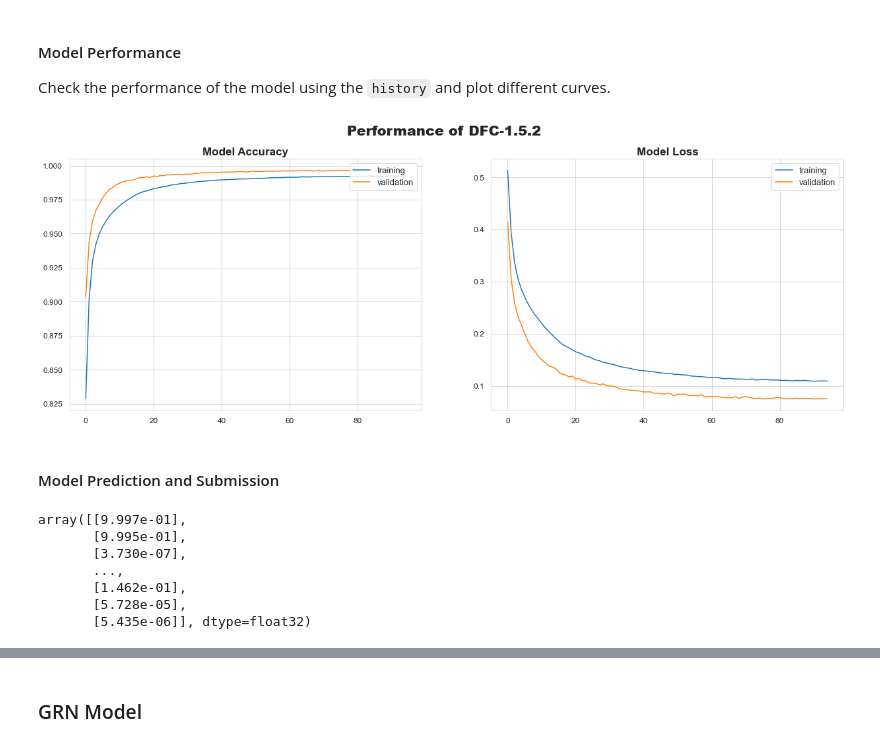
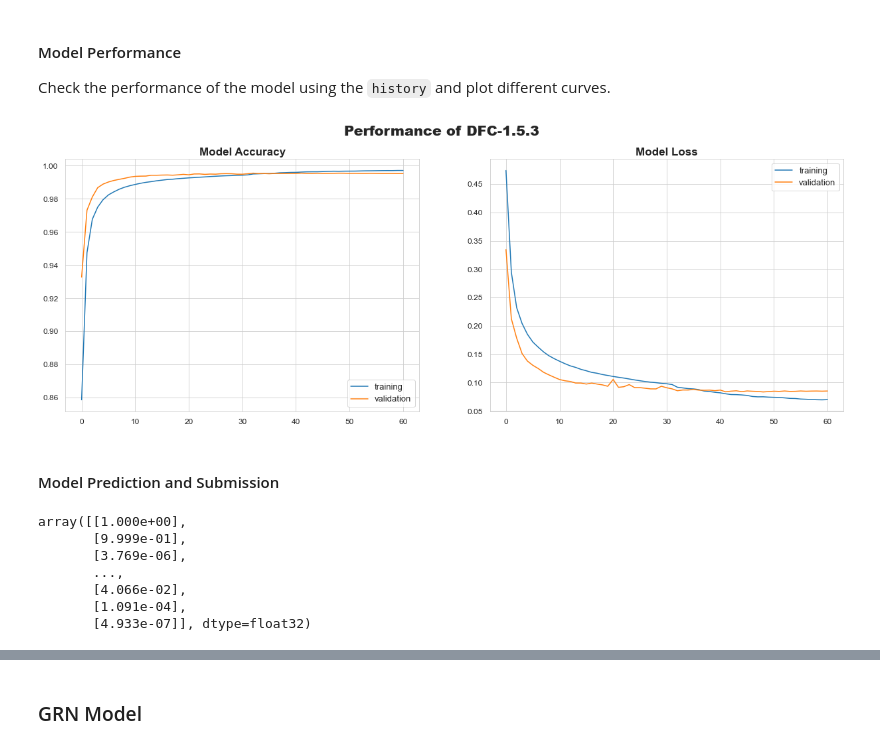
Before and after one commit to ZenithClown/self-development, a Jupyter notebook: notebooks/Tabular Playground Series [TPS] May, 2022.ipynb, the cells around one changed output, grey strips where cells are left out. Cells and saved outputs as stored; diff of their text form; code cells hidden in the pictures.

Commit message:
DFC-153 added one extra layer, and performed analysis with more features
Score: 0.99626

```diff
--- a/notebooks/Tabular Playground Series [TPS] May, 2022.ipynb
+++ b/notebooks/Tabular Playground Series [TPS] May, 2022.ipynb
@@ -264,7 +264,7 @@ A typical machine learning project revolves around six important stages (as avai
 
 ![ML Life Cycle](https://docs.aws.amazon.com/wellarchitected/latest/machine-learning-lens/images/ml-lifecycle.png)
 # %%
-trn_data, tst_data = read_file(filepaths = [join(DATA, "train.csv"), join(DATA, "test.csv")], drop_feature = False, reduce_memory = False, one_hot_encode = False, perform_encode = False, add_stats_feat = False)
+trn_data, tst_data = read_file(filepaths = [join(DATA, "train.csv"), join(DATA, "test.csv")], drop_feature = False, reduce_memory = False, one_hot_encode = True, perform_encode = False, add_stats_feat = False)
 # %%
 # adding feature from `f_27` referred from @AbrosM
 # https://www.kaggle.com/code/ambrosm/tpsmay22-eda-which-makes-sense
@@ -678,7 +678,7 @@ NUM_EPOCHS = 100
 BATCH_SIZE = 4096
 
 LR_FUNC = tf.keras.callbacks.ReduceLROnPlateau(monitor = "val_loss", factor = 0.7, patience = 4)
-ES_FUNC = tf.keras.callbacks.EarlyStopping(monitor = "val_loss", patience = 12, mode = "min", restore_best_weights = True)
+ES_FUNC = tf.keras.callbacks.EarlyStopping(monitor = "val_loss", patience = 12, restore_best_weights = True)
 TM_FUNC = tf.keras.callbacks.TerminateOnNaN()
 
 # define the callbacks for model
@@ -723,7 +723,17 @@ model = tf.keras.Sequential([
     ),
 
     tf.keras.layers.BatchNormalization(name = "BN1"),
-    tf.keras.layers.Dropout(0.2, name = "D1"),
+    tf.keras.layers.Dropout(0.3, name = "D1"),
+
+    tf.keras.layers.Dense(
+        int(Nh * 3),
+        activation = ACTIVATION_FUNCTION,
+        kernel_regularizer = L2_KERNEL_REGULARIZER,
+        name = "HL1-1",
+    ),
+
+    tf.keras.layers.BatchNormalization(name = "BN1-1"),
+    tf.keras.layers.Dropout(0.2, name = "D1-1"),
 
     tf.keras.layers.Dense(
         int(Nh * 2),
@@ -750,7 +760,7 @@ model = tf.keras.Sequential([
         activation = "sigmoid", # binarry data
         name = "oLayer",
     )
-], name = "DFC-1.5.2")
+], name = "DFC-1.5.3")
 
 model.summary(line_length = 127)
 # %% [output]
@@ -817,24 +827,24 @@ Check the performance of the model using the `history` and plot different curves
 # %%
 # plot model accuracy
 plt.subplot(121)
 plt.plot(history.history["auc"], label = "training")
 plt.plot(history.history["val_auc"], label = "validation")
 
 plt.title("Model Accuracy")
-plt.legend(loc = "upper right")
+plt.legend(loc = "lower right")
 
 plt.subplot(122)
 plt.plot(history.history["loss"], label = "training")
 plt.plot(history.history["val_loss"], label = "validation")
 
 plt.title("Model Loss")
 plt.legend(loc = "upper right")
 
 plt.suptitle(f"Performance of {model.name}")
 plt.savefig(join(IMAGE_DIR, f"{model.name} - {ctime_}.png"))
 plt.show()
 # %% [output]
-[figure, old version]
+[figure, new version]
 # %% [markdown]
 #### Model Prediction and Submission
 # %%
@@ -842,10 +852,10 @@ predictions = model.predict(x_test_sc)
 # %%
 predictions
 # %% [output]
-array([[9.997e-01],
-       [9.995e-01],
-       [3.730e-07],
+array([[1.000e+00],
+       [9.999e-01],
+       [3.769e-06],
        ...,
-       [1.462e-01],
-       [5.728e-05],
-       [5.435e-06]], dtype=float32)
+       [4.066e-02],
+       [1.091e-04],
+       [4.933e-07]], dtype=float32)
```
Also changed, not shown: parts of 10 cells of this notebook.
